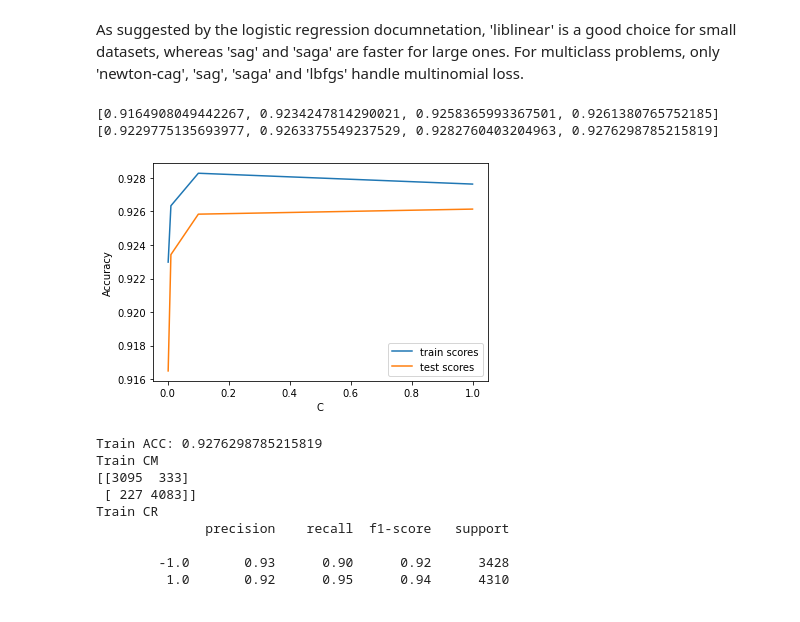
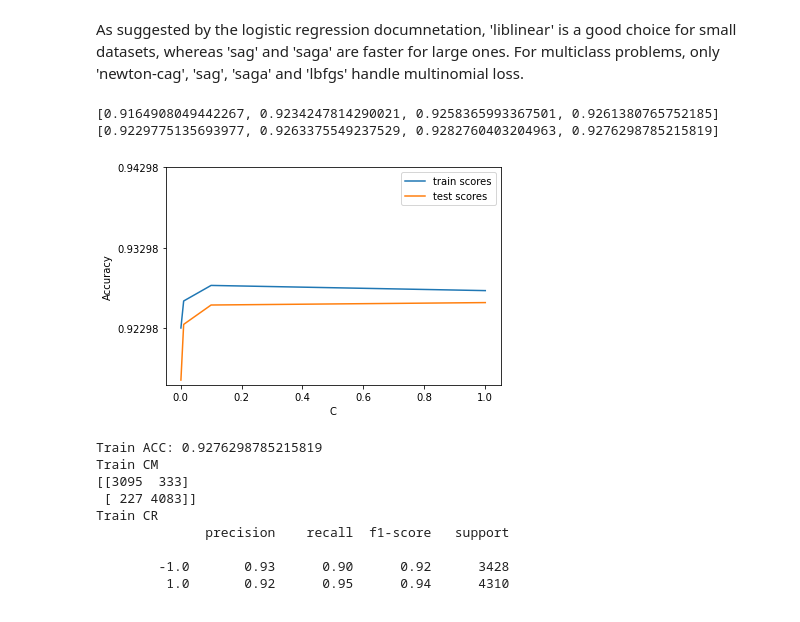
Before and after one commit to OdyAsh/ml-problems, a Jupyter notebook: Assignment 2/Farah 194233/PhishingWebsites - WeakLearners.ipynb, the cells around one changed output. Drawn from its saved outputs; the diff is of its cells as text; code cells hidden in the pictures.

```diff
--- a/Assignment 2/Farah 194233/PhishingWebsites - WeakLearners.ipynb
+++ b/Assignment 2/Farah 194233/PhishingWebsites - WeakLearners.ipynb
@@ -171,8 +173,7 @@ Looking in the plot above, we will see that degree 4 performs best an it is clos
 # %% [markdown]
 Trying different C parameters on polynomial kernel degree 4:
 # %%
-cs = range(1,10)
-nums = range(1,10)
+cs = [1, 10, 100]
 scores_test = []
 scores_train = []
 for c in cs:
@@ -181,7 +182,6 @@ for c in cs:
     scores_train.append(metrics.accuracy_score(y_train, svc.predict(x_train)))
     scores_test.append(metrics.accuracy_score(y_test, y_pred))
 
-print(scores_test)
 plt.plot(cs, scores_train, label="train scores")
 plt.plot(cs, scores_test, label="test scores")
 plt.xlabel(' C')
@@ -257,8 +262,7 @@ Variance: 0.065
 # %% [markdown]
 Trying different Cs with RBF kernel:
 # %%
-cs = range(1,10)
-nums = range(1,10)
+cs = [1, 10, 100]
 scores_test = []
 scores_train = []
 for c in cs:
@@ -272,6 +276,8 @@ plt.plot(cs, scores_train, label="train scores")
 plt.plot(cs, scores_test, label="test scores")
 plt.xlabel(' C')
 plt.ylabel('Accuracy')
+#plt.yticks([min(scores_train), min(scores_train)+0.02, min(scores_train)+0.04])
+#plt.xticks([1, 10, 100, 1000])
 plt.legend()
 plt.show()
 # %% [output]
@@ -361,7 +391,7 @@ As seen in both models, the results either the accuracy, MSE, bias and variance
 # %% [markdown]
 ## (2) Decision Trees
 # %%
-depths = range(1,20)
+depths = range(1,21)
 scores_test = []
 scores_train = []
 for depth in depths:
@@ -375,6 +405,7 @@ for depth in depths:
 print(scores_test)
 plt.plot(depths, scores_train, label="train scores")
 plt.plot(depths, scores_test, label="test scores")
+plt.xticks(depths)
 plt.xlabel('max depth')
 plt.ylabel('Accuracy')
 plt.legend()
@@ -463,27 +502,29 @@ As suggested by the logistic regression documnetation,  'liblinear' is a good ch
 # %%
 scores_test = []
 scores_train = []
 cs=[0.001,0.01, 0.1, 1]
 for c in cs:
     model = LogisticRegression(random_state=42, solver = 'liblinear', C=c)
     model = model.fit(x_train, y_train)
     y_pred_lr = model.predict(x_test)
     scores_train.append(metrics.accuracy_score(y_train, model.predict(x_train)))
     scores_test.append(metrics.accuracy_score(y_test, y_pred_lr))
 
 print(scores_test)
 print(scores_train)
 
 plt.plot(cs, scores_train, label="train scores")
 plt.plot(cs, scores_test, label="test scores")
 plt.xlabel('C')
 plt.ylabel('Accuracy')
+plt.yticks([min(scores_train), min(scores_train)+0.01, min(scores_train)+0.02])
+#plt.xticks([0.001,0.01, 0.1, 1])
 plt.legend()
 plt.show()
 # %% [output]
 [0.9164908049442267, 0.9234247814290021, 0.9258365993367501, 0.9261380765752185]
 [0.9229775135693977, 0.9263375549237529, 0.9282760403204963, 0.9276298785215819]
-[figure, old version]
+[figure, new version]
 # %%
 model = LogisticRegression(random_state=42, solver = 'liblinear', C=1)
 model = model.fit(x_train, y_train)
```
Also changed, not shown: parts of 31 cells of this notebook.
